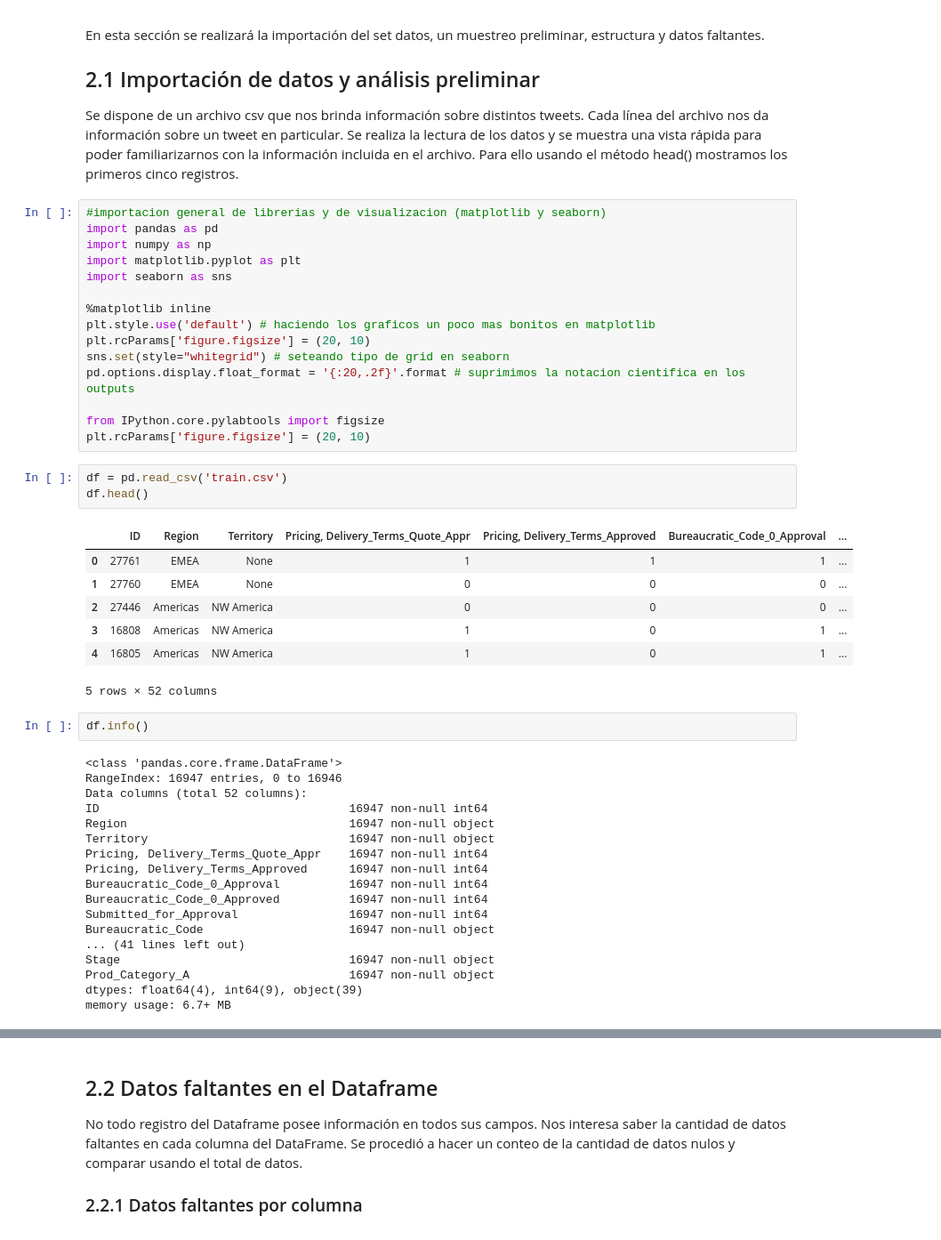
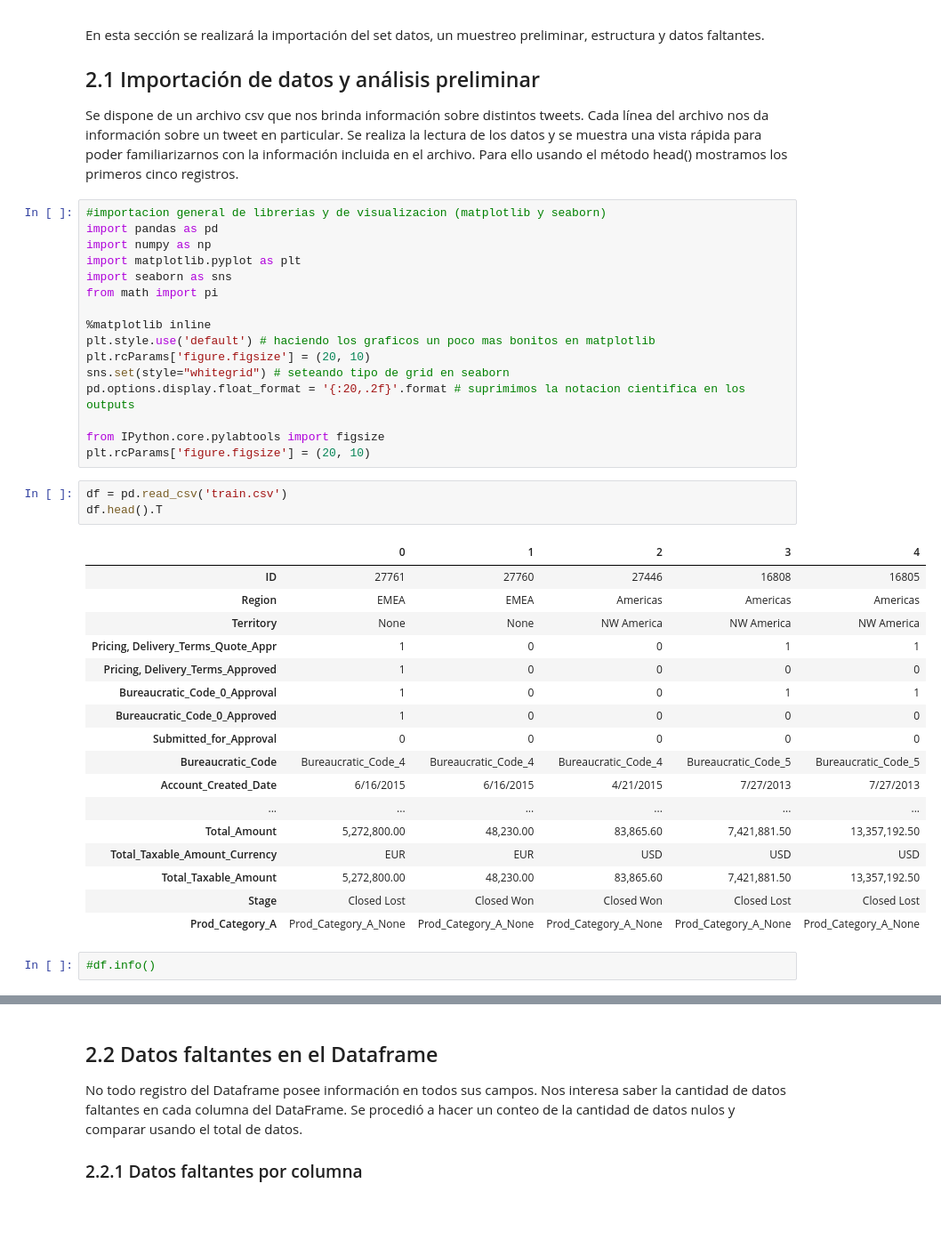
Before and after one commit to AlejandroBalladares/TP1---Organizaci-n-de-datos, a Jupyter notebook: data/TP1.ipynb, the cells around one changed output, grey strips where cells are left out. Shown at 89% size. Drawn from its saved outputs; the diff is of its cells as text; blank space fills up the shorter version.

```diff
--- a/data/TP1.ipynb
+++ b/data/TP1.ipynb
@@ -32,6 +30,7 @@ import pandas as pd
 import numpy as np
 import matplotlib.pyplot as plt
 import seaborn as sns
+from math import pi
 
 %matplotlib inline
 plt.style.use('default') # haciendo los graficos un poco mas bonitos en matplotlib
@@ -43,33 +42,25 @@ from IPython.core.pylabtools import figsize
 plt.rcParams['figure.figsize'] = (20, 10)
 # %%
 df = pd.read_csv('train.csv')
-df.head()
+df.head().T
 # %% [output]
-|  | ID | Region | Territory | Pricing, Delivery_Terms_Quote_Appr | Pricing, Delivery_Terms_Approved | Bureaucratic_Code_0_Approval | ... |
-| 0 | 27761 | EMEA | None | 1 | 1 | 1 | ... |
-| 1 | 27760 | EMEA | None | 0 | 0 | 0 | ... |
-| 2 | 27446 | Americas | NW America | 0 | 0 | 0 | ... |
-| 3 | 16808 | Americas | NW America | 1 | 0 | 1 | ... |
-| 4 | 16805 | Americas | NW America | 1 | 0 | 1 | ... |
+|  | 0 | 1 | 2 | 3 | 4 |
+| ID | 27761 | 27760 | 27446 | 16808 | 16805 |
+| Region | EMEA | EMEA | Americas | Americas | Americas |
+| Territory | None | None | NW America | NW America | NW America |
+| Pricing, Delivery_Terms_Quote_Appr | 1 | 0 | 0 | 1 | 1 |
+| Pricing, Delivery_Terms_Approved | 1 | 0 | 0 | 0 | 0 |
+| Bureaucratic_Code_0_Approval | 1 | 0 | 0 | 1 | 1 |
+| Bureaucratic_Code_0_Approved | 1 | 0 | 0 | 0 | 0 |
+| Submitted_for_Approval | 0 | 0 | 0 | 0 | 0 |
+| Bureaucratic_Code | Bureaucratic_Code_4 | Bureaucratic_Code_4 | Bureaucratic_Code_4 | Bureaucratic_Code_5 | Bureaucratic_Code_5 |
+| Account_Created_Date | 6/16/2015 | 6/16/2015 | 4/21/2015 | 7/27/2013 | 7/27/2013 |
+| ... | ... | ... | ... | ... | ... |
+| Total_Amount | 5,272,800.00 | 48,230.00 | 83,865.60 | 7,421,881.50 | 13,357,192.50 |
+| Total_Taxable_Amount_Currency | EUR | EUR | USD | USD | USD |
+| Total_Taxable_Amount | 5,272,800.00 | 48,230.00 | 83,865.60 | 7,421,881.50 | 13,357,192.50 |
+| Stage | Closed Lost | Closed Won | Closed Won | Closed Lost | Closed Lost |
+| Prod_Category_A | Prod_Category_A_None | Prod_Category_A_None | Prod_Category_A_None | Prod_Category_A_None | Prod_Category_A_None |
-5 rows × 52 columns
-# %%
-df.info()
-# %% [output]
-<class 'pandas.core.frame.DataFrame'>
-RangeIndex: 16947 entries, 0 to 16946
-Data columns (total 52 columns):
-ID                                    16947 non-null int64
-Region                                16947 non-null object
-Territory                             16947 non-null object
-Pricing, Delivery_Terms_Quote_Appr    16947 non-null int64
-Pricing, Delivery_Terms_Approved      16947 non-null int64
-Bureaucratic_Code_0_Approval          16947 non-null int64
-Bureaucratic_Code_0_Approved          16947 non-null int64
-Submitted_for_Approval                16947 non-null int64
-Bureaucratic_Code                     16947 non-null object
-... (41 lines left out)
-Stage                                 16947 non-null object
-Prod_Category_A                       16947 non-null object
-dtypes: float64(4), int64(9), object(39)
-memory usage: 6.7+ MB
+# %%
+#df.info()
 # %%
```
Also changed, not shown: parts of 70 cells of this notebook.
